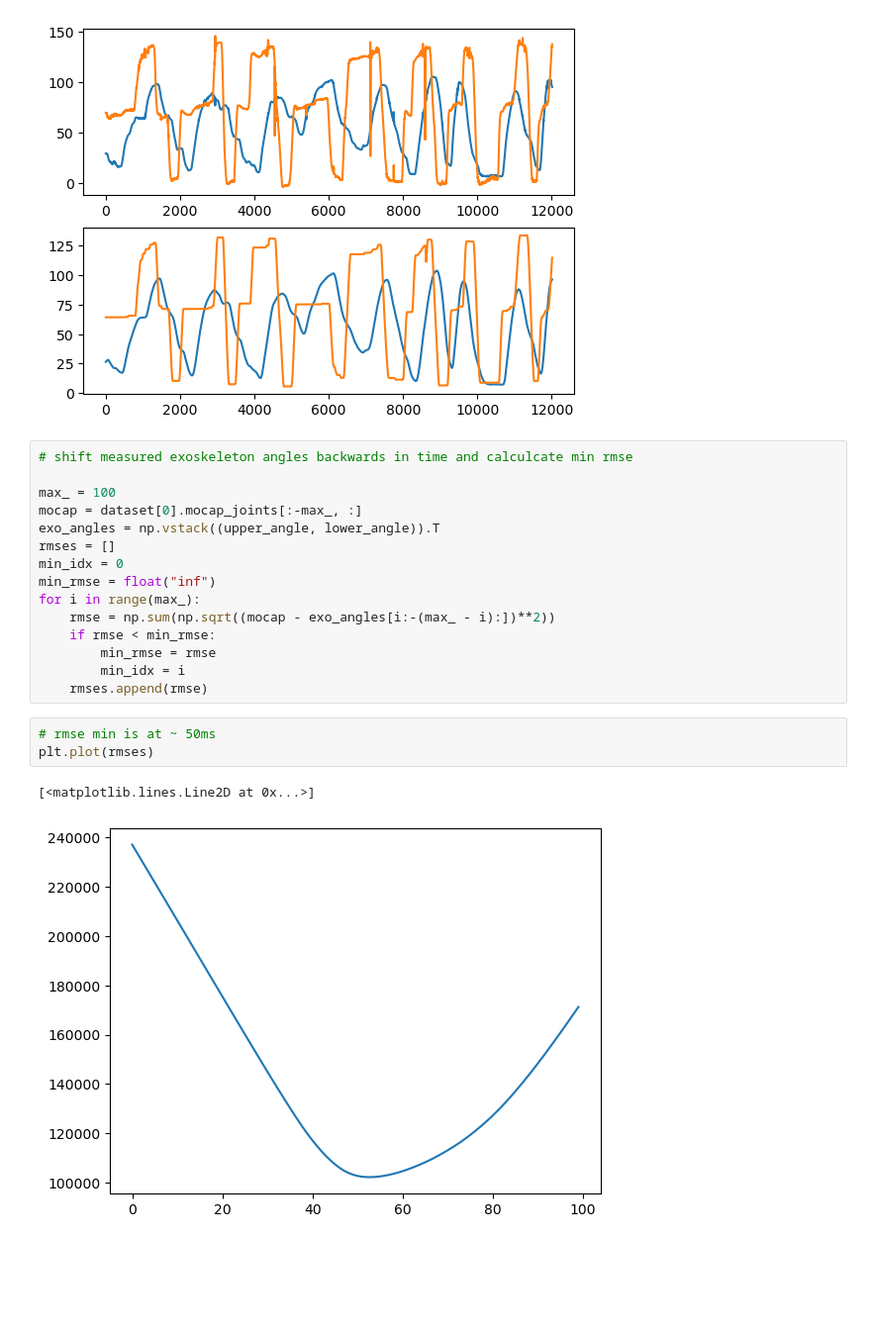
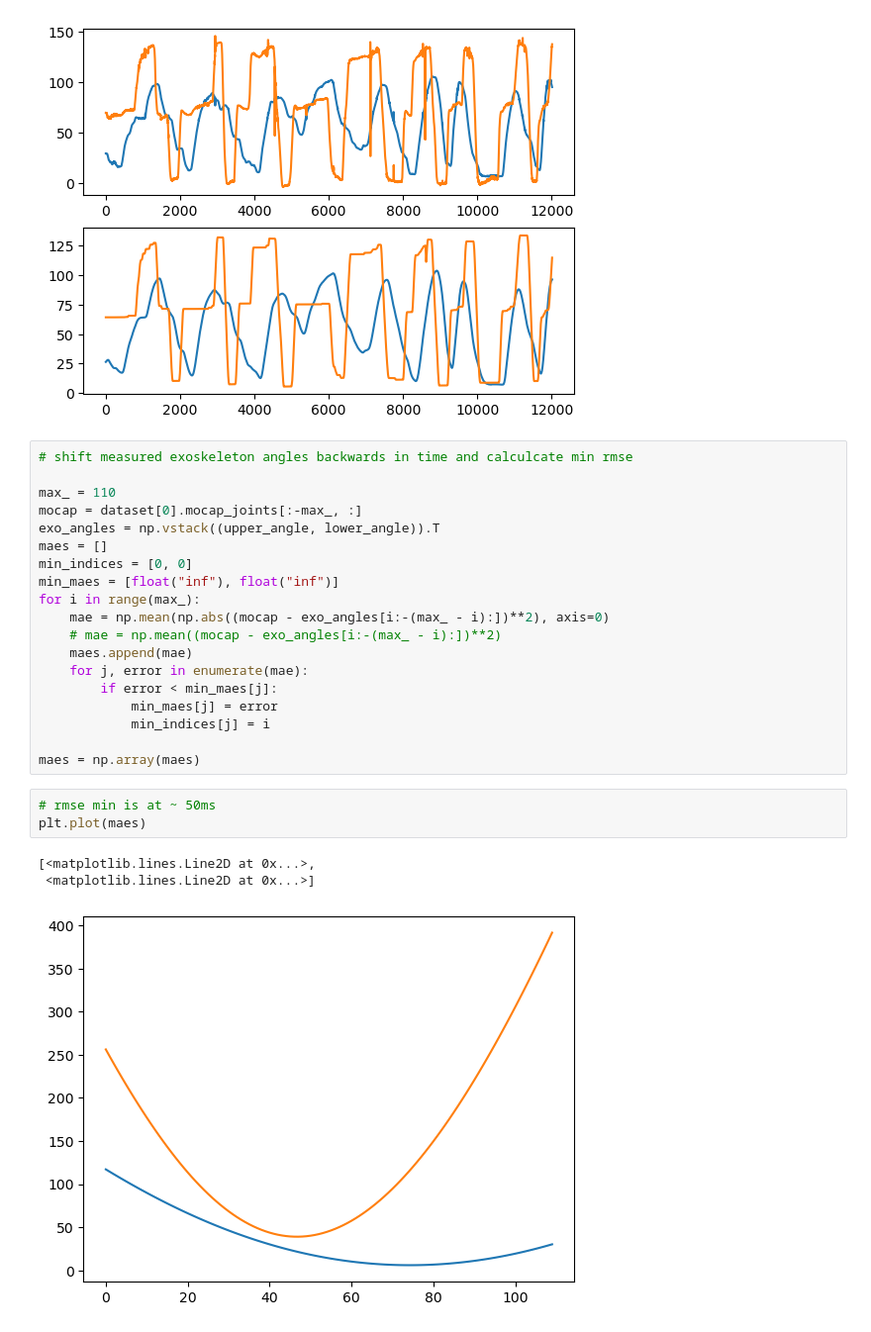
Before and after one commit to gjmm07/Masterthesis, a Jupyter notebook: Latency.ipynb, the cells around one changed output. Shown at 99% size. Cells and saved outputs as stored; diff of their text form; blank space fills up the shorter version.

```diff
--- a/Latency.ipynb
+++ b/Latency.ipynb
@@ -34,21 +35,26 @@ axs[1].plot(lower_angle)
 # %%
 # shift measured exoskeleton angles backwards in time and calculcate min rmse
 
-max_ = 100
+max_ = 110
 mocap = dataset[0].mocap_joints[:-max_, :]
 exo_angles = np.vstack((upper_angle, lower_angle)).T
-rmses = []
-min_idx = 0
-min_rmse = float("inf")
+maes = []
+min_indices = [0, 0]
+min_maes = [float("inf"), float("inf")]
 for i in range(max_):
-    rmse = np.sum(np.sqrt((mocap - exo_angles[i:-(max_ - i):])**2))
-    if rmse < min_rmse:
-        min_rmse = rmse
-        min_idx = i
-    rmses.append(rmse)
+    mae = np.mean(np.abs((mocap - exo_angles[i:-(max_ - i):])**2), axis=0)
+    # mae = np.mean((mocap - exo_angles[i:-(max_ - i):])**2)
+    maes.append(mae)
+    for j, error in enumerate(mae):
+        if error < min_maes[j]:
+            min_maes[j] = error
+            min_indices[j] = i
+
+maes = np.array(maes)
 # %%
 # rmse min is at ~ 50ms
-plt.plot(rmses)
+plt.plot(maes)
 # %% [output]
-[<matplotlib.lines.Line2D at 0x...>]
+[<matplotlib.lines.Line2D at 0x...>,
+ <matplotlib.lines.Line2D at 0x...>]
-[figure, old version]
+[figure, new version]
```
Also changed, not shown: parts of 15 cells of this notebook, 2 other files.
